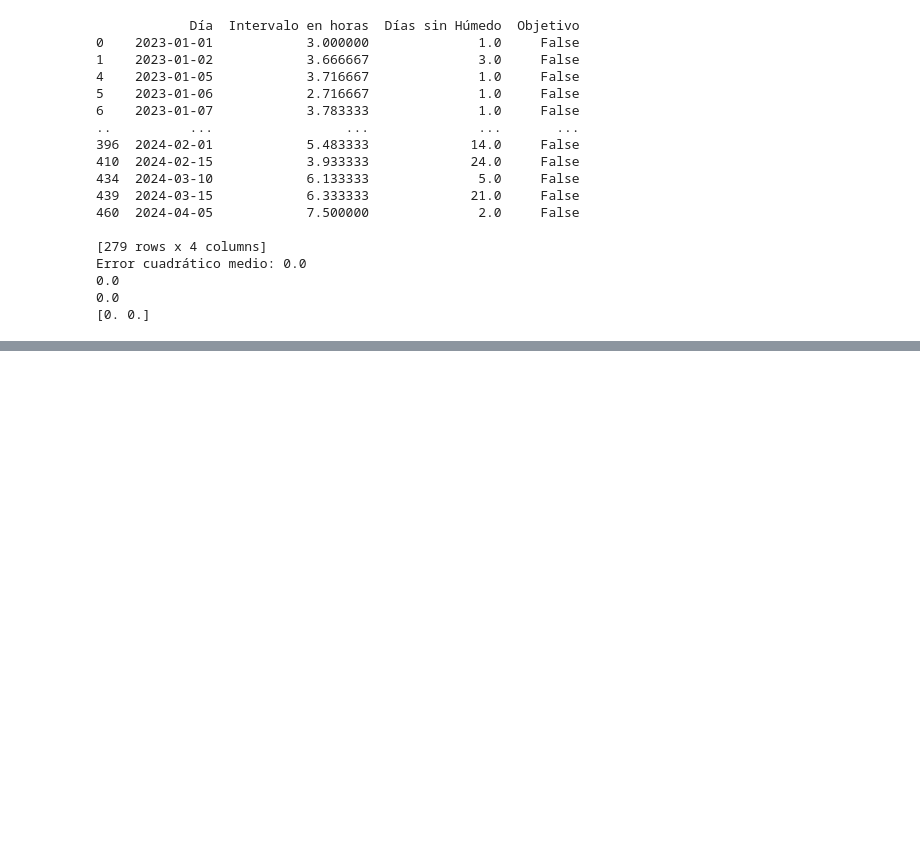
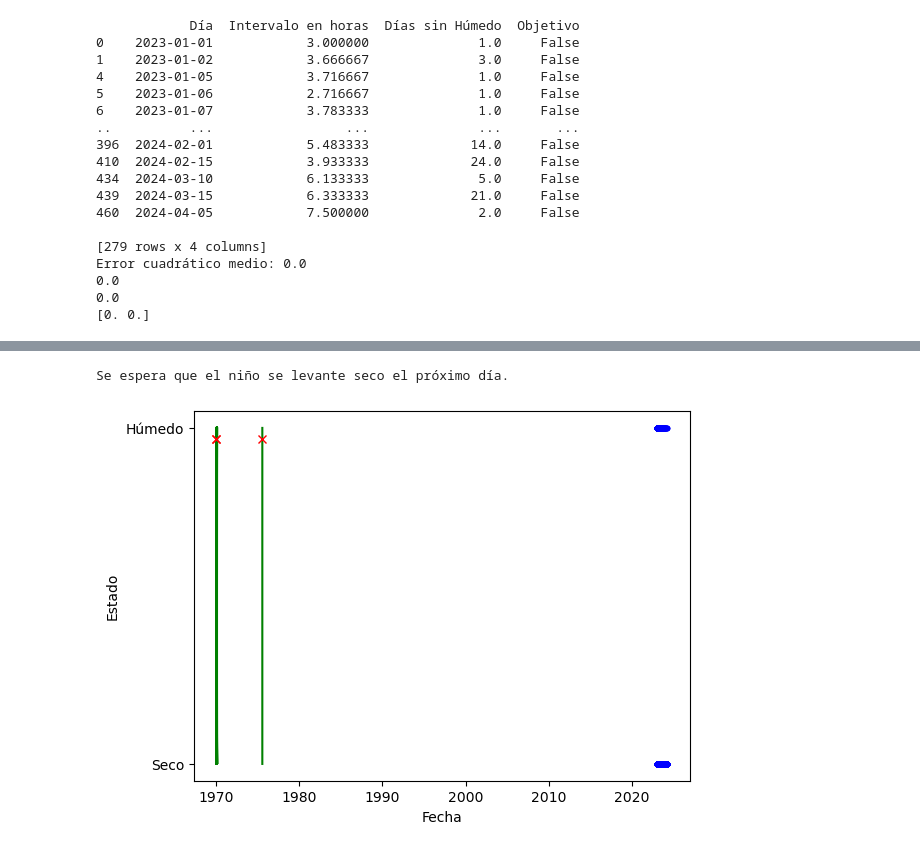
Before and after one commit to DanielContrerasAladro/ML, a Jupyter notebook: MachineLearning/pañales.ipynb, the cells around one changed output, grey strips where cells are left out. Saved outputs shown, nothing was run; the diff lists cells and outputs as text; code cells hidden in the pictures; blank space fills up the shorter version.

```diff
--- a/MachineLearning/pañales.ipynb
+++ b/MachineLearning/pañales.ipynb
@@ -1781,0 +1780,44 @@ Could not infer format, so each element will be parsed individually, falling bac
+# %%
+import pandas as pd
+from datetime import datetime
+from sklearn.model_selection import train_test_split
+from sklearn.linear_model import LinearRegression
+import matplotlib.pyplot as plt
+%matplotlib inline
+
+# Preparar los datos
+df = pd.DataFrame(data, columns=["Nombre", "Fecha", "Estado", "Acción"])
+df["Fecha"] = [datetime.strptime(row[1], "%d/%m/%y %H:%M") for row in data]
+df["Día"] = df["Fecha"].dt.day
+df["Mes"] = df["Fecha"].dt.month
+df["Año"] = df["Fecha"].dt.year
+df["Seco"] = df["Estado"].apply(lambda x: 1 if x == "Seco" else 0)
+
+# Dividir los datos en entrenamiento y prueba
+X_train, X_test, y_train, y_test = train_test_split(df[["Día", "Mes", "Año"]], df["Seco"], test_size=0.2, random_state=42)
+
+# Crear el modelo de regresión lineal
+model = LinearRegression()
+
+# Entrenar el modelo
+model.fit(X_train, y_train)
+
+# Predecir el estado para el próximo día
+new_data = [[1, 5, 2024]]
+prediction = model.predict(new_data)
+
+# Imprimir la predicción
+if prediction[0] > 0.5:
+    print("Se espera que el niño se levante seco el próximo día.")
+else:
+    print("Se espera que el niño no se levante seco el próximo día.")
+
+plt.plot(df['Fecha'], df['Estado'], "b.")
+plt.plot(X_train, y_train, "g-")
+plt.plot(new_data, prediction, "rx")
+plt.xlabel("Fecha")
+plt.ylabel("Estado")
+plt.show()
+# %% [output]
+Se espera que el niño se levante seco el próximo día.
+[figure, added]
```
Also changed, not shown: parts of 4 cells of this notebook, 13 other files.
